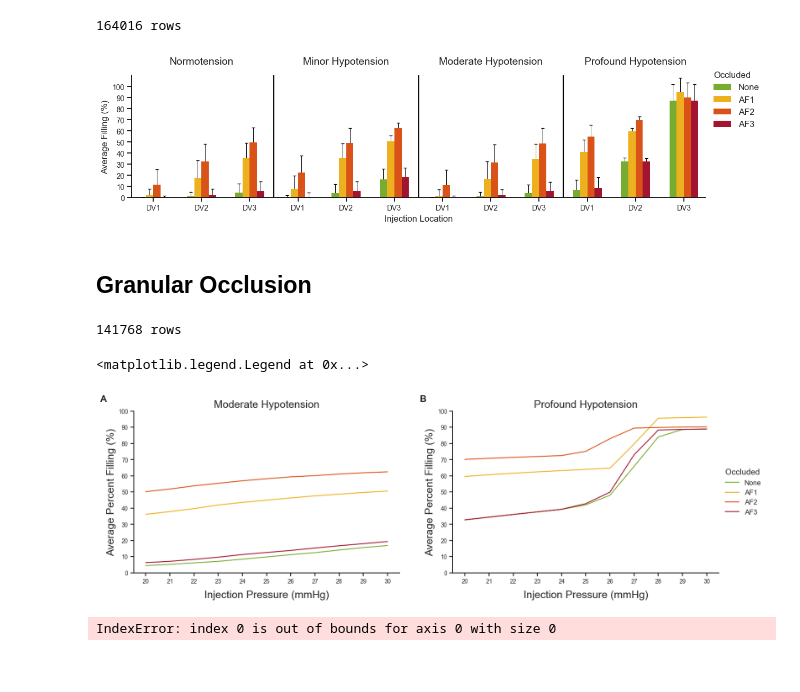
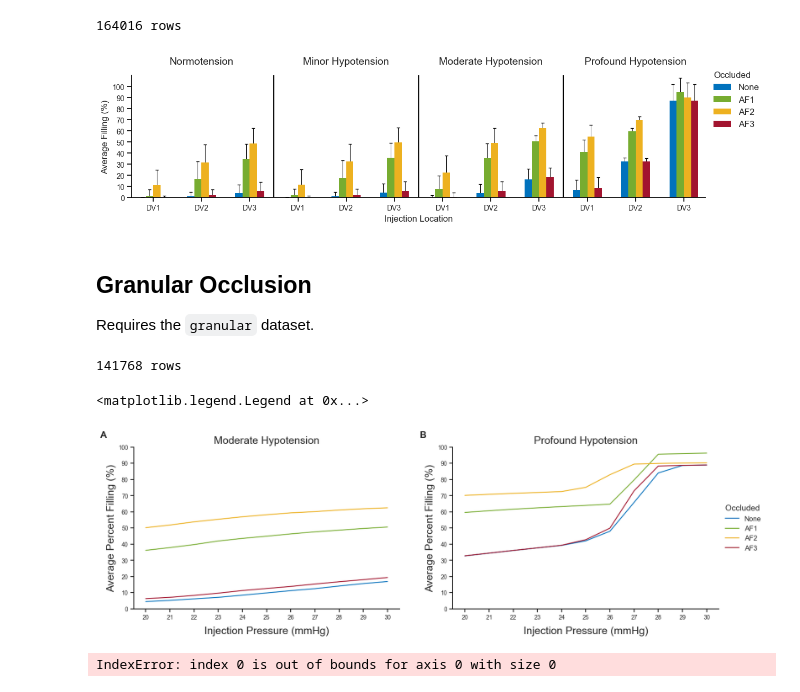
Before and after one commit to JentGent/avm, a Jupyter notebook: jupyter/jupyter.ipynb, the cells around one changed output. Drawn from its saved outputs; the diff is of its cells as text; code cells hidden in the pictures.

```diff
--- a/jupyter/jupyter.ipynb
+++ b/jupyter/jupyter.ipynb
@@ -861,9 +861,9 @@ bar_data = [
 ]
 
 bar_colors = [
+    '#0072BD',
     '#77AC30',
     '#EDB120',
-    '#D95319',
     '#A2142F',
 ]
 
@@ -1004,9 +1004,9 @@ bar_data = [
 ]
 
 bar_colors = [
+    '#0072BD',
     '#77AC30',
     '#EDB120',
-    '#D95319',
     '#A2142F',
 ]
 
@@ -1051,34 +1051,34 @@ ax.tick_params(
     axis='y',
     labelsize=10,
     left=True,
     color=ax.spines['left'].get_edgecolor(),
     which='both',
 )
 
 plt.setp([ax.spines['top'], ax.spines['right']], visible=False)
 
 categories = ['Normotension', 'Minor Hypotension', 'Moderate Hypotension', 'Profound Hypotension']
 category_positions = [np.mean(x[i*3:(i+1)*3]) for i in range(4)]
 
 for i, label in enumerate(categories):
     ax.text(category_positions[i], ax.get_ylim()[1] + 10, label, ha='center', fontsize=14)
 
 for i in range(1, 4):
     ax.axvline(np.mean(x[i*3-1:i*3+1]), color=BORDER_COLOR, linewidth=1.5)
 
 ax.legend(
     title="Occluded",
     loc='center left',
     bbox_to_anchor=(1, 0.8),
     frameon=False,
     alignment='left',
     fontsize=12,
     title_fontsize=12,
 )
 
 plt.grid(False)
 # %% [output]
-[figure, old version]
+[figure, new version]
 # %%
 value = grouped_data[
     (grouped_data['Blood pressure hypotension'] == 'profound') &
@@ -1090,6 +1090,8 @@ value = grouped_data[
 print(value)
 # %% [markdown]
 ## Granular Occlusion
+
+Requires the `granular` dataset.
 # %%
 filtered_data = data[
     (~data['Injection location'].isna()) &
@@ -1131,9 +1133,9 @@ fig, axs = plt.subplots(1, 2, figsize=(18, 5), sharey=False)
 ####################
 
 color_palette = {
-    'None': '#77AC30',
-    'AF1': '#EDB120',
-    'AF2': '#D95319',
+    'None': '#0072BD',
+    'AF1': '#77AC30',
+    'AF2': '#EDB120',
     'AF3': '#A2142F',
 }
 
@@ -1220,7 +1222,7 @@ axs[1].legend(
 )
 # %% [output]
 <matplotlib.legend.Legend at 0x...>
-[figure, old version]
+[figure, new version]
 # %%
 value = grouped_data[
     (grouped_data['Blood pressure hypotension'] == 'profound') &
```
Also changed, not shown: parts of 1 cell of this notebook.
